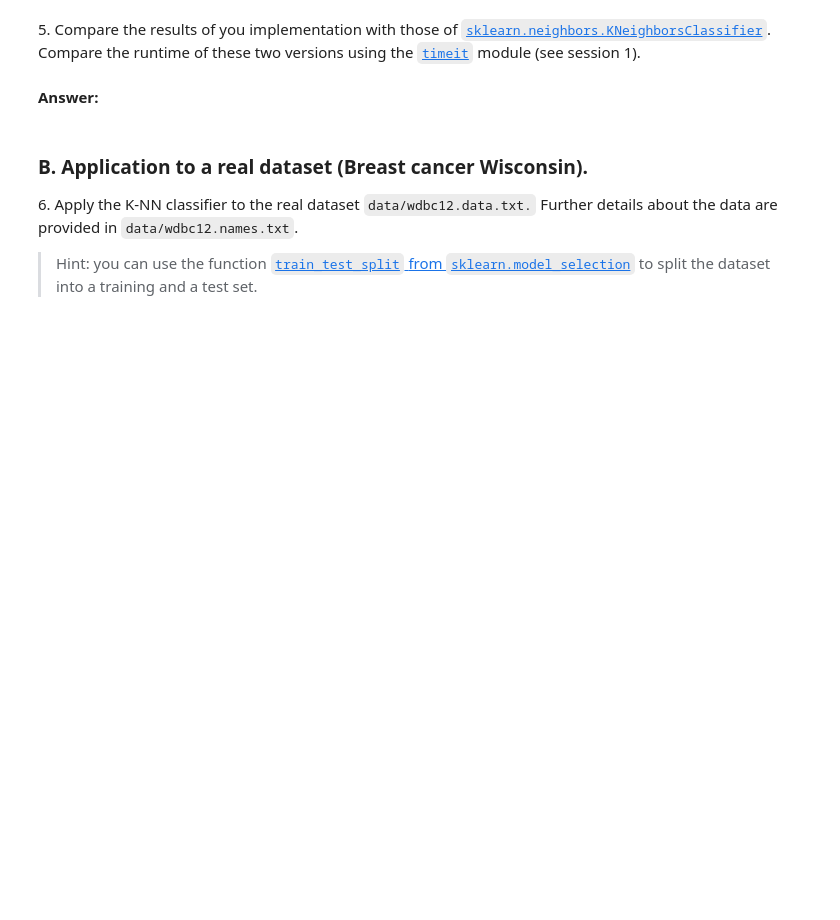
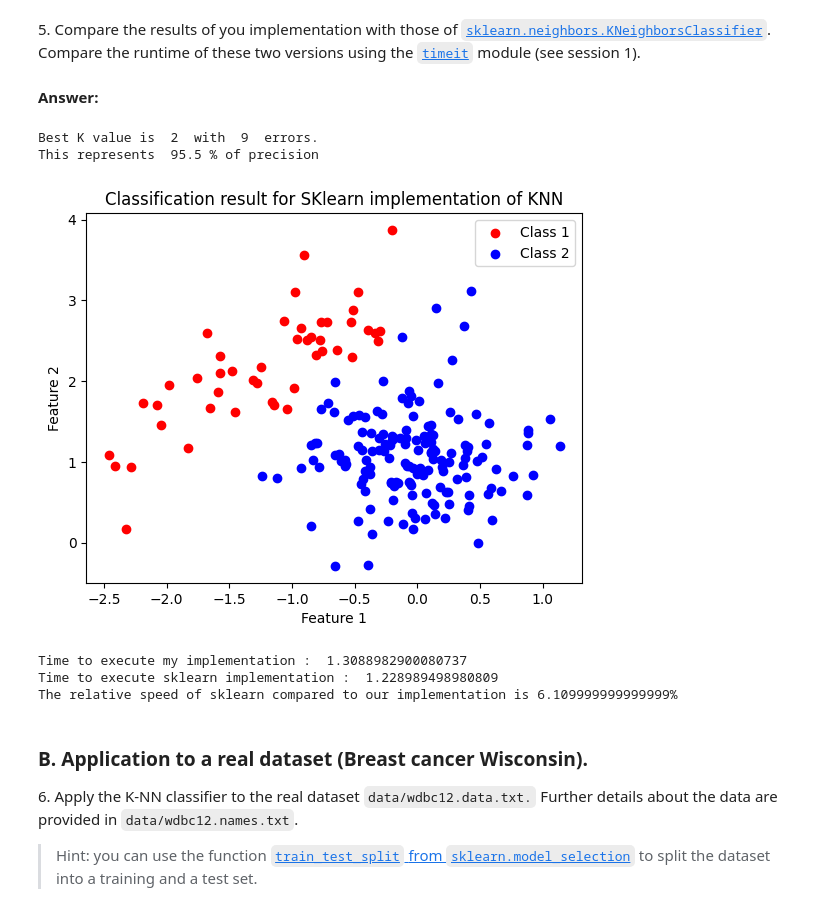
Before and after one commit to Cbonvieuxziz/python_sdia, a Jupyter notebook: Labs/Lab4/lab4.ipynb, the cells around one changed output. Drawn from its saved outputs; the diff is of its cells as text; code cells hidden in the pictures; blank space fills up the shorter version.

```diff
--- a/Labs/Lab4/lab4.ipynb
+++ b/Labs/Lab4/lab4.ipynb
@@ -177,3 +184,70 @@ This represents  95.5 % of precision
+# %%
+from sklearn.neighbors import KNeighborsClassifier
+from sklearn.metrics import accuracy_score
+
+def sklearn_knclassifier(k,x_train,class_train, x_test, class_test):
+    knn_classifier = KNeighborsClassifier(n_neighbors=k)
+    knn_classifier.fit(x_train, class_train)
+
+    class_pred = knn_classifier.predict(x_test)
+    #accuracy = accuracy_score(class_test, class_pred)
+    #print(f'Accuracy: {accuracy:.2f}%')
+    return class_pred
+
+
+def compute_error_sklearn(K_max,show_result=True):
+    true_class_of_test_set = class_test
+    errors_on_test_set = np.array([0 for k in range(K_max)])
+    for k in range(1, K_max + 1):
+        inferred_classes_for_test_set = sklearn_knclassifier(k,x_train,class_train, x_test, class_test)
+        error_test = np.sum(inferred_classes_for_test_set != true_class_of_test_set)
+        errors_on_test_set[k-1] = error_test
+
+    # We get the K with lowest error
+    best_K = np.argmin(errors_on_test_set)
+    lowest_error = np.min(errors_on_test_set)
+    N = np.shape(x_test)[0]
+    if show_result:
+        print("Best K value is ", best_K, " with ", lowest_error, " errors.")
+        print("This represents ", 100 - (lowest_error/N)*100 ,"% of precision")
+        inferred_classes = sklearn_knclassifier(k,x_train,class_train, x_test, class_test)
+        condition = inferred_classes == 1
+        colors = np.where(condition, 'r', 'b')
+        plt.scatter(x_test[condition,0], x_test[condition,1], c='r', label='Class 1')
+        plt.scatter(x_test[~condition,0], x_test[~condition,1], c='b', label='Class 2')
+        plt.xlabel("Feature 1")
+        plt.ylabel("Feature 2")
+        plt.title("Classification result for SKlearn implementation of KNN")
+        plt.legend()
+        plt.show()
+
+compute_error_sklearn(20)
+# %% [output]
+Best K value is  2  with  9  errors.
+This represents  95.5 % of precision
+[figure, added]
+# %%
+# Let's time our 2 versions of the algorithm
+import timeit
+
+
+my_version_time =  timeit.timeit(
+    lambda: K_Nearest(2, "classification", x_test, x_train, class_train),
+    number=100
+)
+
+sklearn_version_time = timeit.timeit(
+    lambda: sklearn_knclassifier(2,x_train,class_train, x_test, class_test),
+    number=100
+)
+
+print("Time to execute my implementation : ", my_version_time)
+print("Time to execute sklearn implementation : ", sklearn_version_time)
+print(f'The relative speed of sklearn compared to our implementation is {100-round((sklearn_version_time/my_version_time)*100,2)}%')
+# %% [output]
+Time to execute my implementation :  1.3088982900080737
+Time to execute sklearn implementation :  1.228989498980809
+The relative speed of sklearn compared to our implementation is 6.109999999999999%
 # %% [markdown]
 ### B. Application to a real dataset (Breast cancer Wisconsin).
 
```
Also changed, not shown: parts of 30 cells of this notebook, 25 other files.
